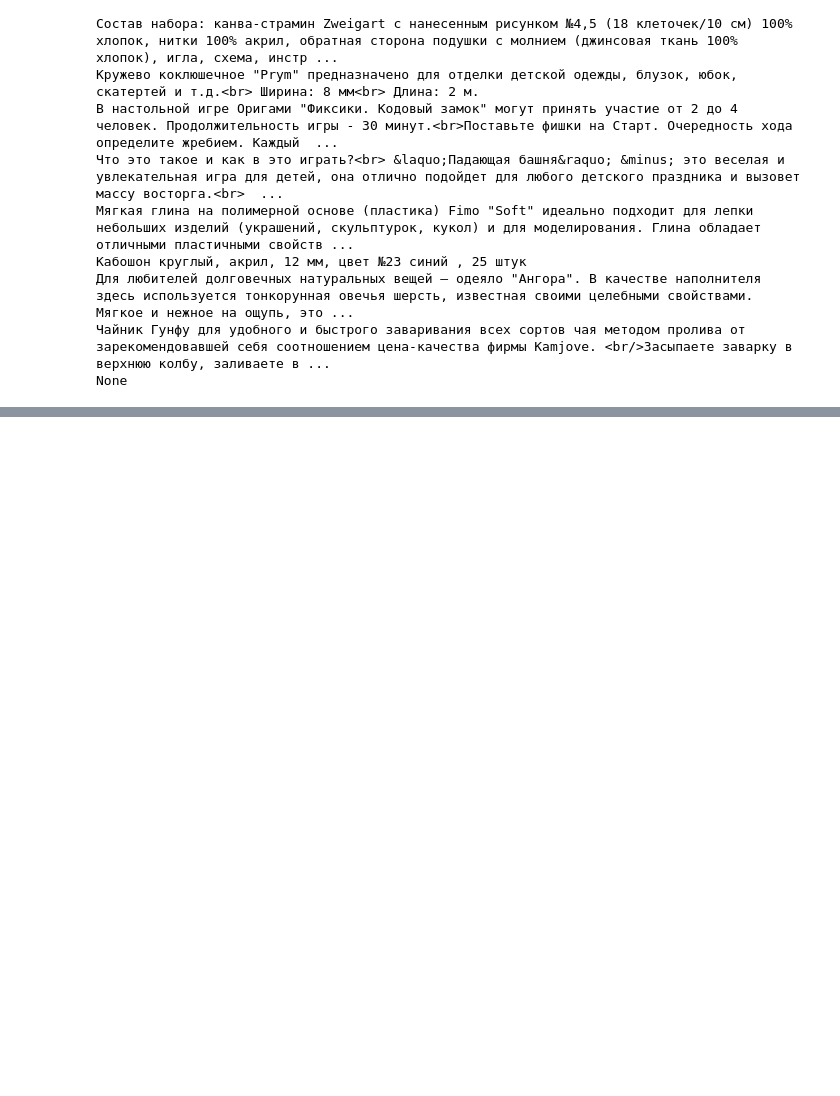
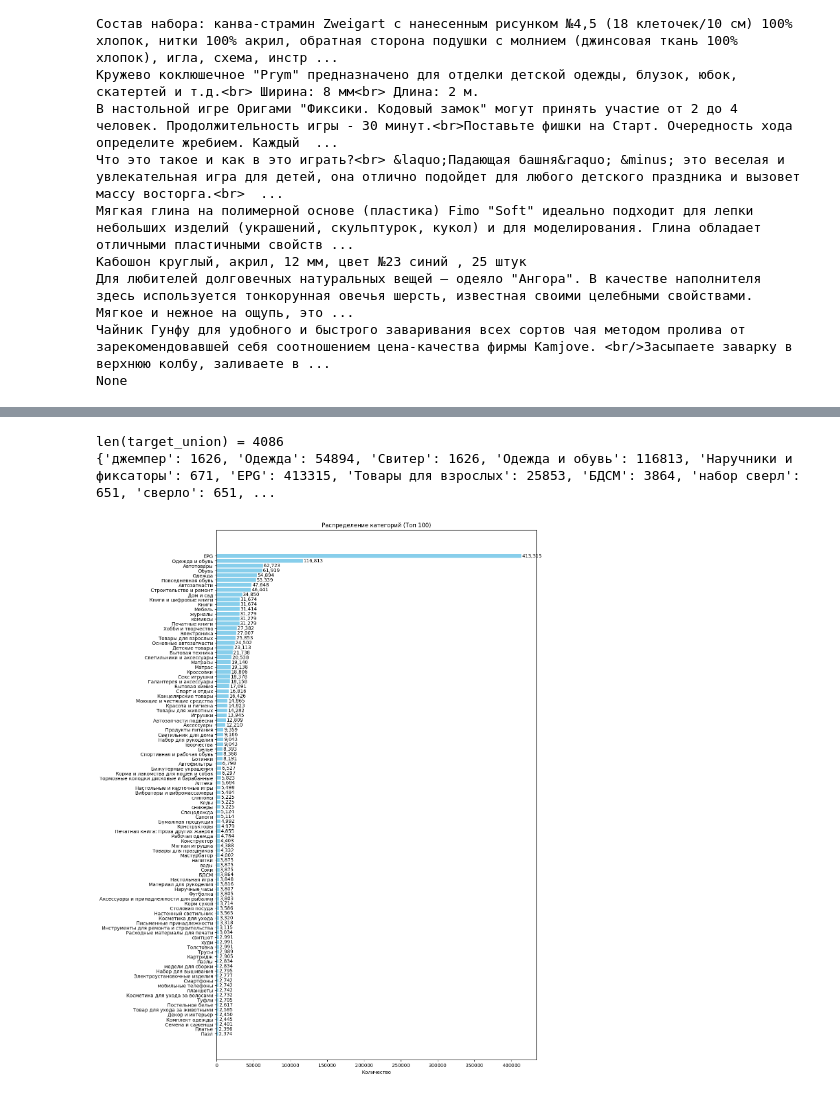
Before and after one commit to da-the-dev/E-CUP-2024-Matching, a Jupyter notebook: notebooks/eda.ipynb, the cells around one changed output, grey strips where cells are left out. Drawn from its saved outputs; the diff is of its cells as text; code cells hidden in the pictures; blank space fills up the shorter version.

Commit message:
update eda with target cat

```diff
--- a/notebooks/eda.ipynb
+++ b/notebooks/eda.ipynb
@@ -265,0 +281,2 @@ None
+# %%
+df_target = df_train[df_train['target'] == 1]
@@ -265,0 +296,14 @@ None
+# %%
+def get_row_by_id(df_merge, id):
+    return df_merge[df_merge['variantid'] == id]
+# %%
+for id1, id2 in zip(df_target['variantid1'][:10], df_target['variantid2'][:10]):
+    row1 = get_row_by_id(df_merge, id1)
+    row2 = get_row_by_id(df_merge, id2)
+    print("Категории:")
+    print("товар 1:", get_categoricals_in_row(row1['categories'].values[0]))
+    print("товар 2:", get_categoricals_in_row(row2['categories'].values[0]))
+    print("Атрибуты:")
+    print("товар 1:", get_uniq_attributes(row1))
+    print("товар 2:", get_uniq_attributes(row2))
+    print("=================================")
@@ -265,0 +353,31 @@ None
+# %%
+target_union = get_count_union_target_cat(df_target)
+# %%
+print(f"len(target_union) = {len(target_union)}")
+print(target_union)
+# %% [output]
+len(target_union) = 4086
+{'джемпер': 1626, 'Одежда': 54894, 'Свитер': 1626, 'Одежда и обувь': 116813, 'Наручники и фиксаторы': 671, 'EPG': 413315, 'Товары для взрослых': 25853, 'БДСМ': 3864, 'набор сверл': 651, 'сверло': 651, ...
+# %%
+sorted_data = dict(sorted(target_union.items(), key=lambda item: item[1], reverse=True))
+
+top_100_data = dict(list(sorted_data.items())[:100])
+
+# Построение горизонтальной гистограммы для первых 100 элементов
+plt.figure(figsize=(12, 20))
+bars = plt.barh(list(top_100_data.keys()), list(top_100_data.values()), color='skyblue')
+plt.xlabel('Количество')
+plt.title('Распределение категорий (Топ 100)')
+plt.gca().invert_yaxis()  # Инвертируем ось Y, чтобы наибольшие значения были сверху
+
+# Добавление меток с количеством рядом с каждым столбиком
+for bar in bars:
+    width = bar.get_width()
+    plt.text(width + 1000,  # Смещение метки по оси X
+             bar.get_y() + bar.get_height()/2,  # Вертикальное расположение метки
+             f'{int(width):,}',  # Текст метки с форматированием числа
+             va='center')
+
+plt.show()
+# %% [output]
+[figure, added]
```
Also changed, not shown: parts of 7 cells of this notebook.
